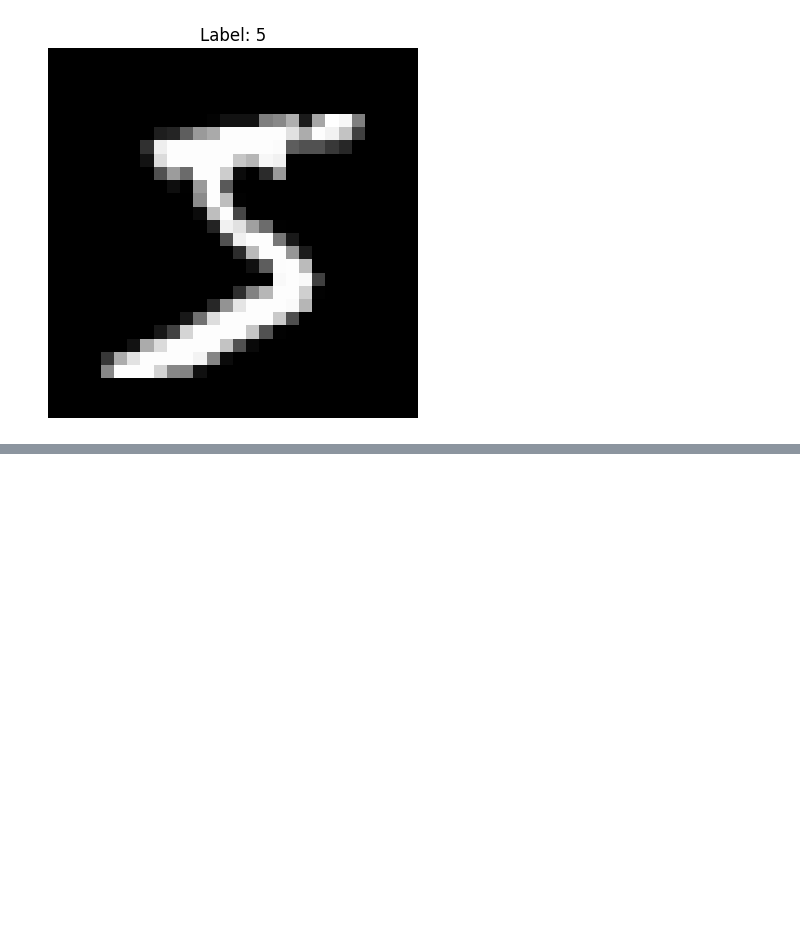
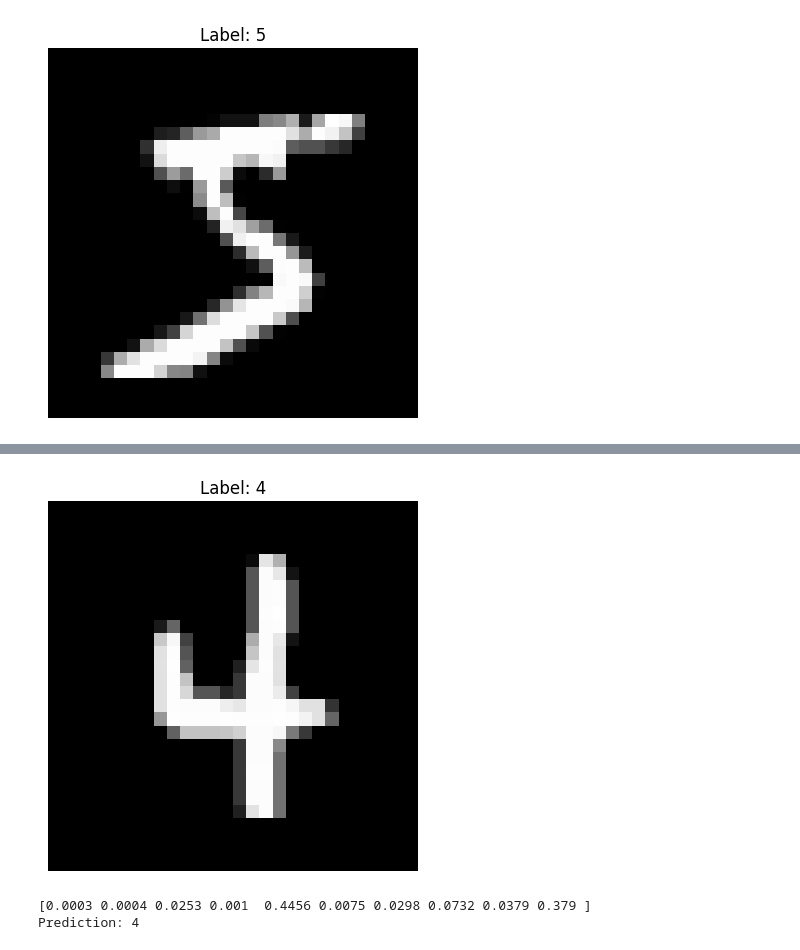
Before and after one commit to AdamK-2006/Portfolio, a Jupyter notebook: neural_network/main.ipynb, the cells around one changed output, grey strips where cells are left out. Drawn from its saved outputs; the diff is of its cells as text; code cells hidden in the pictures; blank space fills up the shorter version.

```diff
--- a/neural_network/main.ipynb
+++ b/neural_network/main.ipynb
@@ -55,13 +55,3 @@ show_digit(X_train, y_train, 0)
 # %% [output]
 FCN initialized
 [figure]
-# %%
-losses = network.train(X_train, y_train, X_val, y_val, epochs=3)
-
-# display some metrics
-plot_losses(losses)
-summary(network, X_test, y_test)
-
-show_digit(X_test, y_test, 125)
-np.set_printoptions(precision=4, suppress=True)
-print(network.predict(X_test[125]))
@@ -79,0 +58,6 @@ Test Accuracy: 96.00%
+# %%
+losses = network.train(X_train, y_train, X_val, y_val, epochs=1, batch_size=32)
+
+# display some metrics
+plot_losses(losses)
+summary(network, X_test, y_test)
@@ -79,0 +108,13 @@ Test Accuracy: 96.00%
+# %%
+import random
+
+index = random.randint(0, 9999)
+show_digit(X_test, y_test, index)
+np.set_printoptions(precision=4, suppress=True)
+pred = network.predict(X_test[index])
+print(pred)
+print("Prediction:", np.argmax(pred))
+# %% [output]
+[figure, added]
+[0.0003 0.0004 0.0253 0.001  0.4456 0.0075 0.0298 0.0732 0.0379 0.379 ]
+Prediction: 4
```
Also changed, not shown: parts of 3 cells of this notebook, 2 other files.
